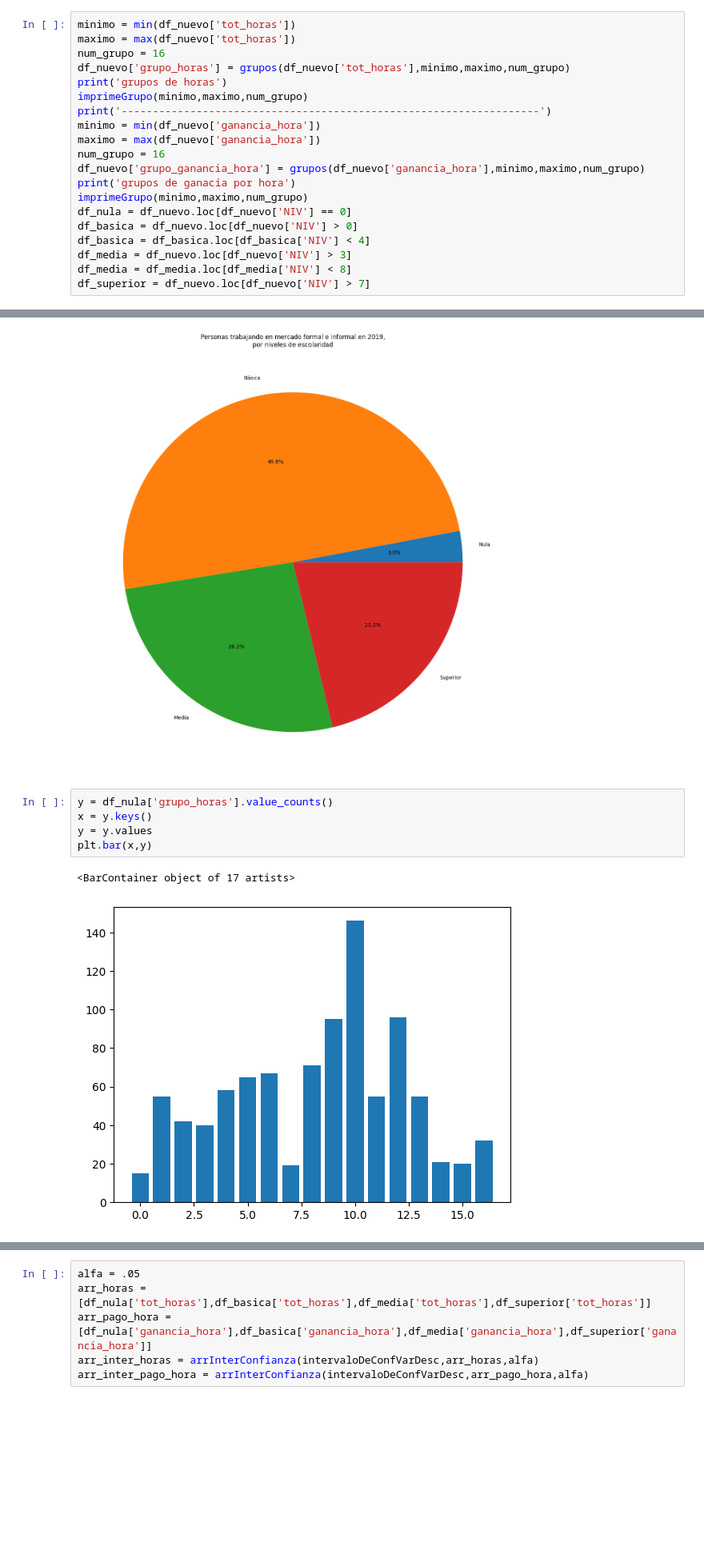
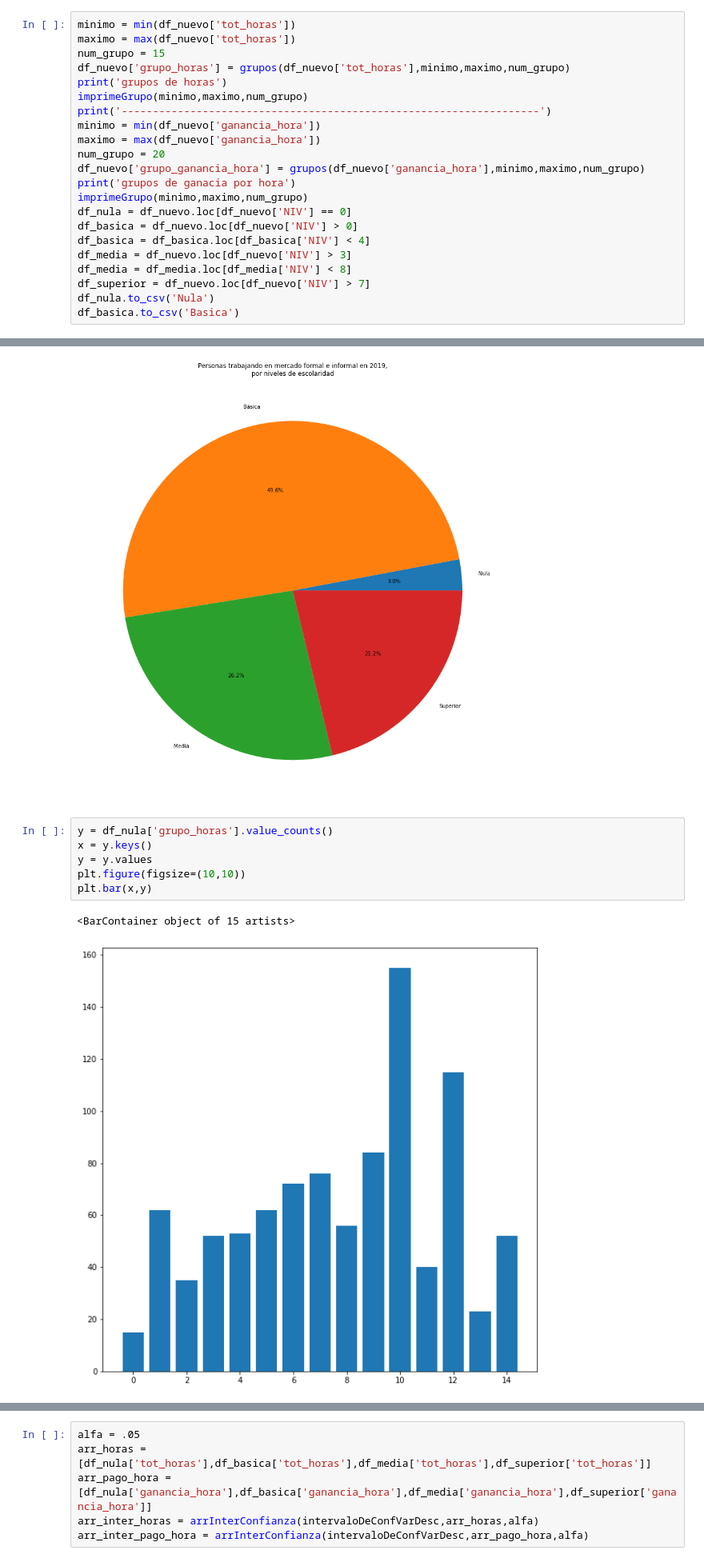
Before and after one commit to mTrujillf/inferencia, a Jupyter notebook: inferencia3.ipynb, the cells around one changed output, grey strips where cells are left out. Shown at 80% size. Saved outputs shown, nothing was run; the diff lists cells and outputs as text; blank space fills up the shorter version.

```diff
--- a/inferencia3.ipynb
+++ b/inferencia3.ipynb
@@ -186,14 +188,14 @@ Separar la poblacion en niveles educativos (NIV)
 # %%
 minimo = min(df_nuevo['tot_horas'])
 maximo = max(df_nuevo['tot_horas'])
-num_grupo = 16
+num_grupo = 15
 df_nuevo['grupo_horas'] = grupos(df_nuevo['tot_horas'],minimo,maximo,num_grupo)
 print('grupos de horas')
 imprimeGrupo(minimo,maximo,num_grupo)
 print('-------------------------------------------------------------------')
 minimo = min(df_nuevo['ganancia_hora'])
 maximo = max(df_nuevo['ganancia_hora'])
-num_grupo = 16
+num_grupo = 20
 df_nuevo['grupo_ganancia_hora'] = grupos(df_nuevo['ganancia_hora'],minimo,maximo,num_grupo)
 print('grupos de ganacia por hora')
 imprimeGrupo(minimo,maximo,num_grupo)
@@ -203,5 +205,7 @@ df_basica = df_basica.loc[df_basica['NIV'] < 4]
 df_media = df_nuevo.loc[df_nuevo['NIV'] > 3]
 df_media = df_media.loc[df_media['NIV'] < 8]
 df_superior = df_nuevo.loc[df_nuevo['NIV'] > 7]
+df_nula.to_csv('Nula')
+df_basica.to_csv('Basica')
 # %% [output]
 grupos de horas
@@ -239,11 +243,12 @@ plt.show()
 # %%
 y = df_nula['grupo_horas'].value_counts()
 x = y.keys()
 y = y.values
+plt.figure(figsize=(10,10))
 plt.bar(x,y)
 # %% [output]
-<BarContainer object of 17 artists>
+<BarContainer object of 15 artists>
-[figure, old version]
+[figure, new version]
 # %%
 y = df_nula['grupo_ganancia_hora'].value_counts()
 x = y.keys()
```
Also changed, not shown: parts of 31 cells of this notebook.
